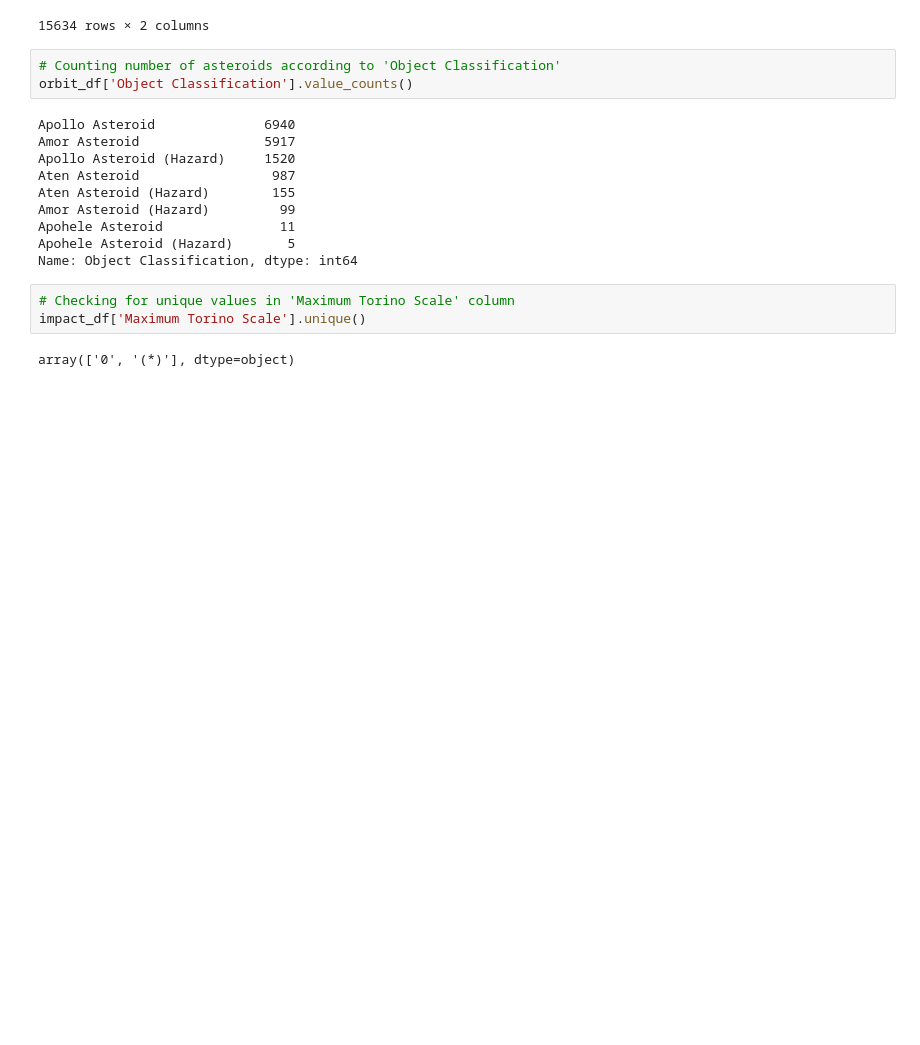
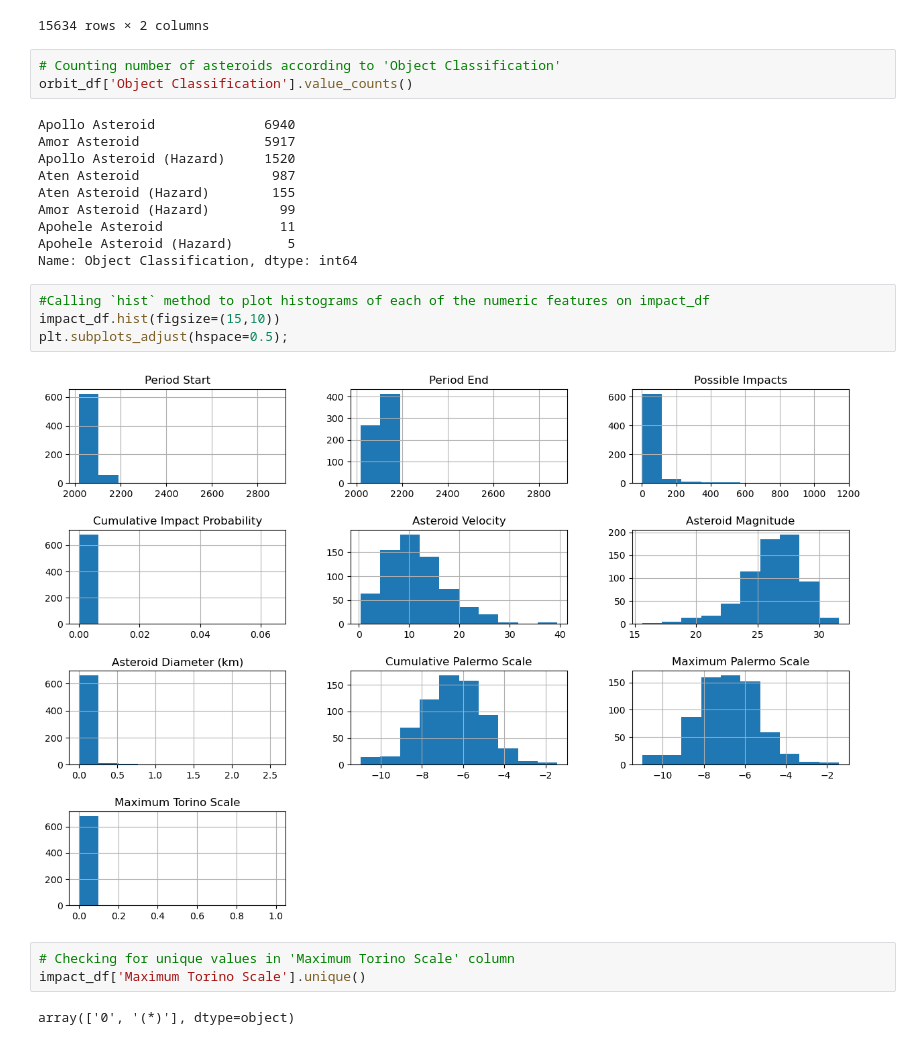
Before and after one commit to justin-henson/Springboard-Data-Science-Program, a Jupyter notebook: Unit-7-Capstone-2/Possible-Asteroid-Impact-ML/notebooks/Data-Wrangling.ipynb, the cells around one changed output. Cells and saved outputs as stored; diff of their text form; blank space fills up the shorter version.

```diff
--- a/Unit-7-Capstone-2/Possible-Asteroid-Impact-ML/notebooks/Data-Wrangling.ipynb
+++ b/Unit-7-Capstone-2/Possible-Asteroid-Impact-ML/notebooks/Data-Wrangling.ipynb
@@ -254,6 +254,12 @@ Amor Asteroid (Hazard)         99
 Apohele Asteroid               11
 Apohele Asteroid (Hazard)       5
 Name: Object Classification, dtype: int64
+# %%
+#Calling `hist` method to plot histograms of each of the numeric features on impact_df
+impact_df.hist(figsize=(15,10))
+plt.subplots_adjust(hspace=0.5);
+# %% [output]
+[figure, added]
 # %%
 # Checking for unique values in 'Maximum Torino Scale' column
 impact_df['Maximum Torino Scale'].unique()
```
Also changed, not shown: parts of 9 cells of this notebook.
